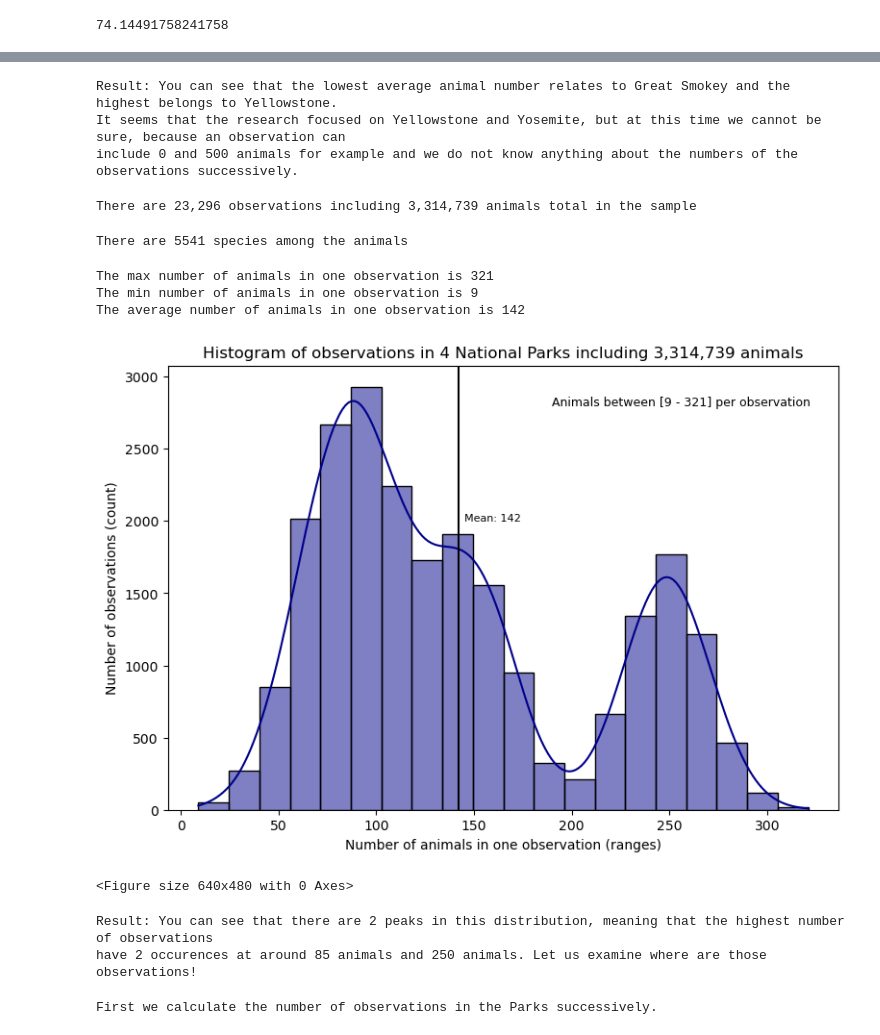
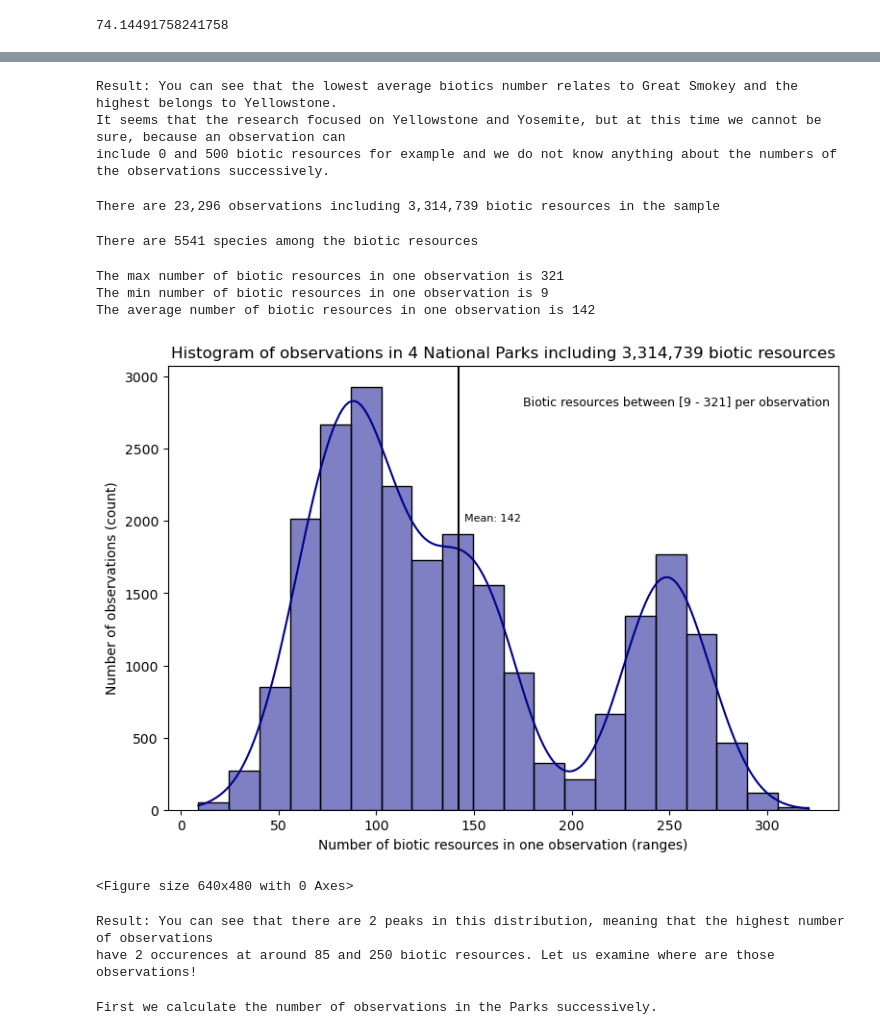
Before and after one commit to LiZoMark841619/Biodiversity_Project, a Jupyter notebook: biodiversity_starter/biodiversity.ipynb, the cells around one changed output, grey strips where cells are left out. Drawn from its saved outputs; the diff is of its cells as text; code cells hidden in the pictures.

```diff
--- a/biodiversity_starter/biodiversity.ipynb
+++ b/biodiversity_starter/biodiversity.ipynb
@@ -119,50 +119,50 @@ plt.clf()
 <Figure size 640x480 with 0 Axes>
 # %%
-print('''Result: You can see that the lowest average animal number relates to Great Smokey and the highest belongs to Yellowstone.
+print('''Result: You can see that the lowest average biotics number relates to Great Smokey and the highest belongs to Yellowstone.
 It seems that the research focused on Yellowstone and Yosemite, but at this time we cannot be sure, because an observation can
-include 0 and 500 animals for example and we do not know anything about the numbers of the observations successively.''')
+include 0 and 500 biotic resources for example and we do not know anything about the numbers of the observations successively.''')
 # %% [output]
-Result: You can see that the lowest average animal number relates to Great Smokey and the highest belongs to Yellowstone.
+Result: You can see that the lowest average biotics number relates to Great Smokey and the highest belongs to Yellowstone.
 It seems that the research focused on Yellowstone and Yosemite, but at this time we cannot be sure, because an observation can
-include 0 and 500 animals for example and we do not know anything about the numbers of the observations successively.
+include 0 and 500 biotic resources for example and we do not know anything about the numbers of the observations successively.
 # %%
-print(f'There are {len(file1.observations):,} observations including {file1.observations.sum():,} animals total in the sample')
+print(f'There are {len(file1.observations):,} observations including {file1.observations.sum():,} biotic resources in the sample')
 # %% [output]
-There are 23,296 observations including 3,314,739 animals total in the sample
+There are 23,296 observations including 3,314,739 biotic resources in the sample
 # %%
-print(f'There are {file1.scientific_name.nunique()} species among the animals')
+print(f'There are {file1.scientific_name.nunique()} species among the biotic resources')
 # %% [output]
-There are 5541 species among the animals
+There are 5541 species among the biotic resources
 # %%
-print(f'The max number of animals in one observation is {file1.observations.max()}')
-print(f'The min number of animals in one observation is {file1.observations.min()}')
-print(f'The average number of animals in one observation is {int(file1.observations.mean())}')
+print(f'The max number of biotic resources in one observation is {file1.observations.max()}')
+print(f'The min number of biotic resources in one observation is {file1.observations.min()}')
+print(f'The average number of biotic resources in one observation is {int(file1.observations.mean())}')
 # %% [output]
-The max number of animals in one observation is 321
-The min number of animals in one observation is 9
-The average number of animals in one observation is 142
+The max number of biotic resources in one observation is 321
+The min number of biotic resources in one observation is 9
+The average number of biotic resources in one observation is 142
 # %%
 plt.figure(figsize=[9, 6])
 sns.histplot(file1.observations, kde=True, bins=20, color='darkblue')
-plt.title(f'Histogram of observations in {file1.park_name.nunique()} National Parks including {file1.observations.sum():,} animals')
-plt.xlabel('Number of animals in one observation (ranges)')
+plt.title(f'Histogram of observations in {file1.park_name.nunique()} National Parks including {file1.observations.sum():,} biotic resources')
+plt.xlabel('Number of biotic resources in one observation (ranges)')
 plt.ylabel('Number of observations (count)')
-plt.text(x=190, y=2800, s=f'''Animals between [{file1.observations.min()} - {file1.observations.max()}] per observation''',
+plt.text(x=175, y=2800, s=f'''Biotic resources between [{file1.observations.min()} - {file1.observations.max()}] per observation''',
 fontsize=9)
 plt.axvline(np.mean(file1.observations), color='black')
 plt.text(x=145, y=2000, s=f'Mean: {int(file1.observations.mean())}', fontsize=8)
 plt.savefig('hist_observs.png')
 plt.show()
 plt.clf()
 # %% [output]
-[figure, old version]
+[figure, new version]
 <Figure size 640x480 with 0 Axes>
 # %%
 print('''Result: You can see that there are 2 peaks in this distribution, meaning that the highest number of observations
-have 2 occurences at around 85 animals and 250 animals. Let us examine where are those observations!''')
+have 2 occurences at around 85 and 250 biotic resources. Let us examine where are those observations!''')
 # %% [output]
 Result: You can see that there are 2 peaks in this distribution, meaning that the highest number of observations
-have 2 occurences at around 85 animals and 250 animals. Let us examine where are those observations!
+have 2 occurences at around 85 and 250 biotic resources. Let us examine where are those observations!
 # %%
 print('First we calculate the number of observations in the Parks successively.')
 # %% [output]
```
Also changed, not shown: parts of 21 cells of this notebook, 7 other files.
